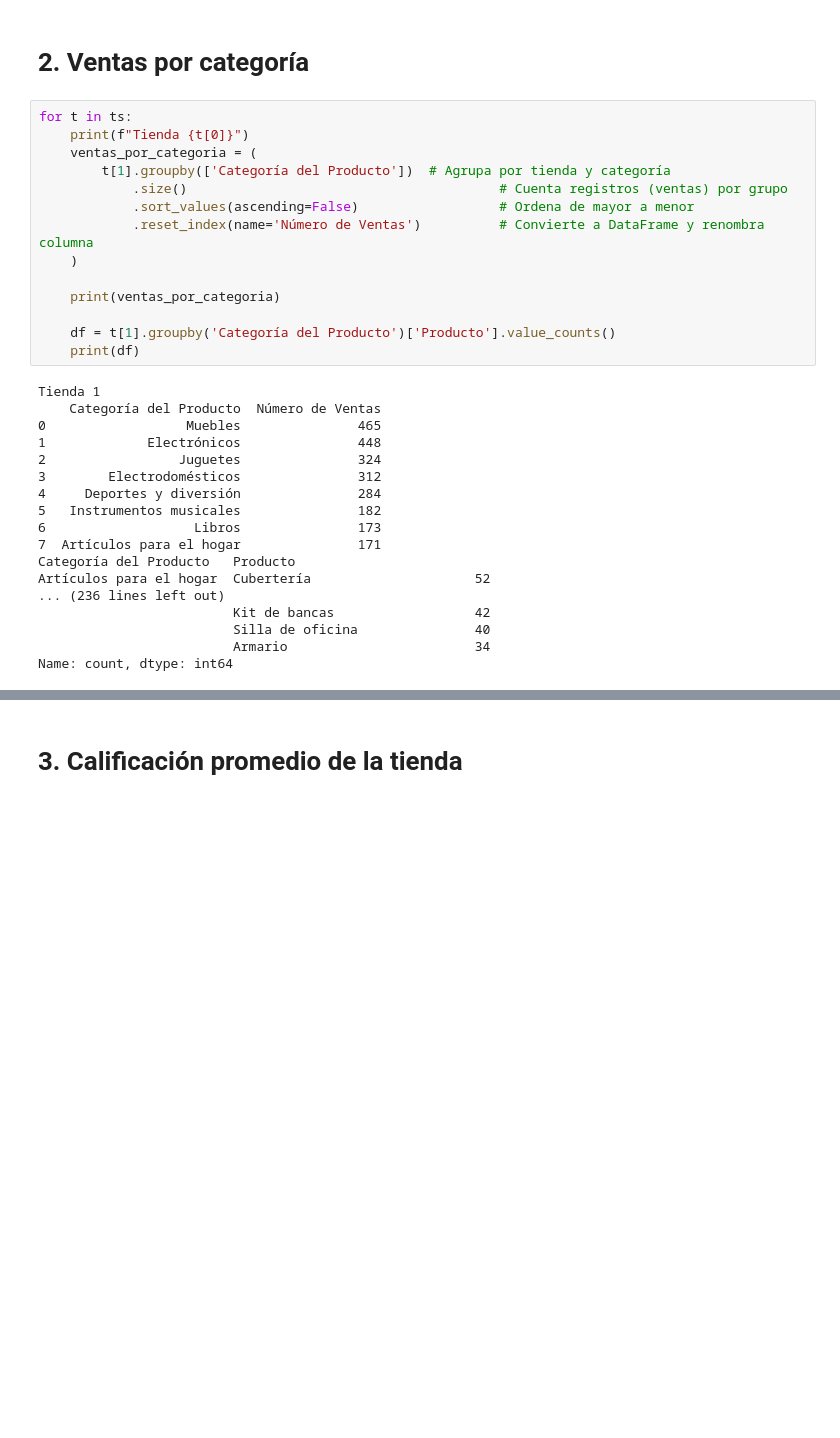
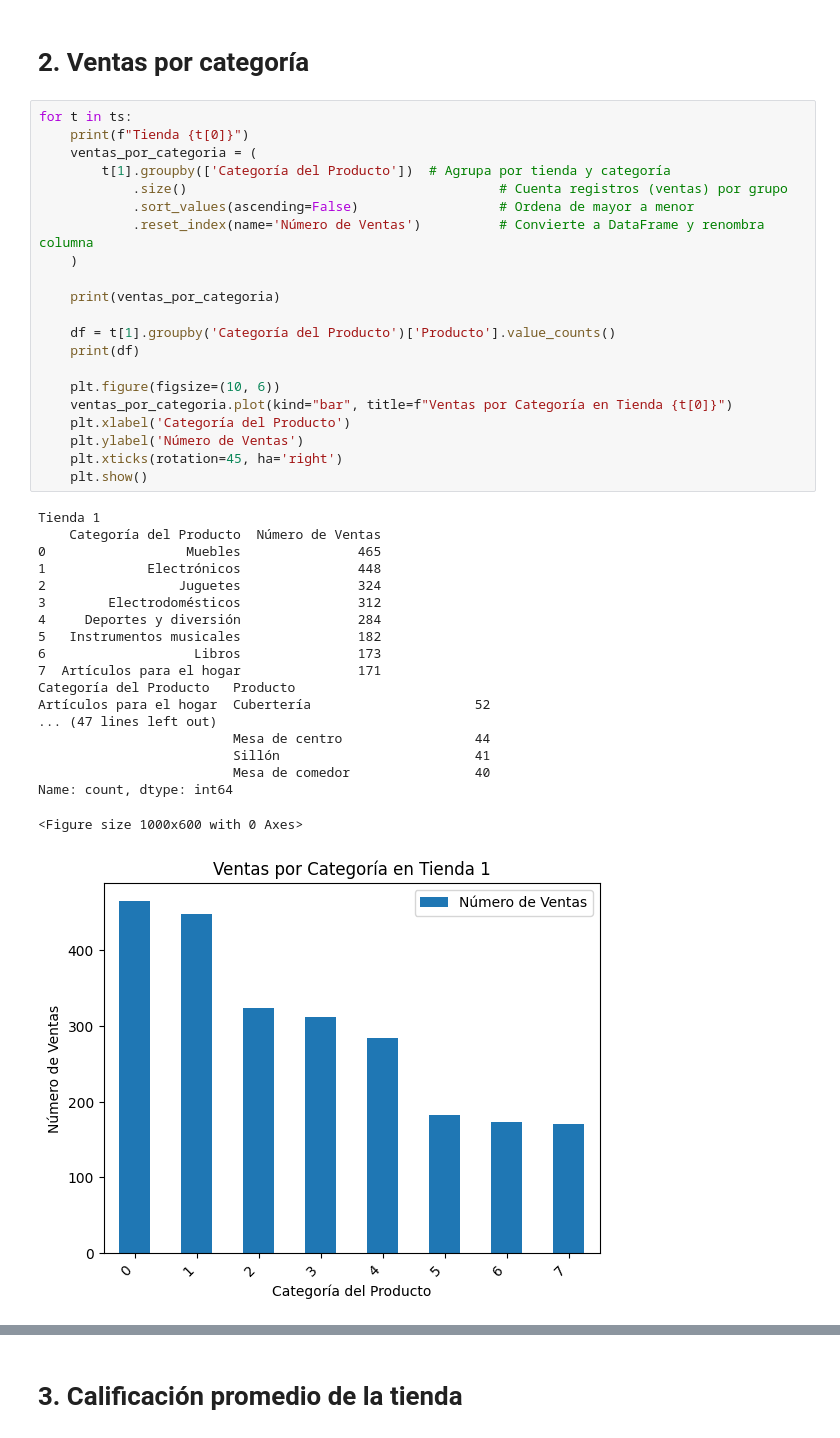
Before and after one commit to Santt997/AluraStore, a Jupyter notebook: AluraStoreLatam.ipynb, the cells around one changed output, grey strips where cells are left out. Saved outputs shown, nothing was run; the diff lists cells and outputs as text; blank space fills up the shorter version.

```diff
--- a/AluraStoreLatam.ipynb
+++ b/AluraStoreLatam.ipynb
@@ -36,32 +53,41 @@ Tienda 4: $ 1038375700.0
 # %%
 for t in ts:
     print(f"Tienda {t[0]}")
     ventas_por_categoria = (
         t[1].groupby(['Categoría del Producto'])  # Agrupa por tienda y categoría
             .size()                                        # Cuenta registros (ventas) por grupo
             .sort_values(ascending=False)                  # Ordena de mayor a menor
             .reset_index(name='Número de Ventas')          # Convierte a DataFrame y renombra columna
     )
 
     print(ventas_por_categoria)
 
     df = t[1].groupby('Categoría del Producto')['Producto'].value_counts()
     print(df)
+
+    plt.figure(figsize=(10, 6))
+    ventas_por_categoria.plot(kind="bar", title=f"Ventas por Categoría en Tienda {t[0]}")
+    plt.xlabel('Categoría del Producto')
+    plt.ylabel('Número de Ventas')
+    plt.xticks(rotation=45, ha='right')
+    plt.show()
 # %% [output]
 Tienda 1
     Categoría del Producto  Número de Ventas
 0                  Muebles               465
 1             Electrónicos               448
 2                 Juguetes               324
 3        Electrodomésticos               312
 4     Deportes y diversión               284
 5   Instrumentos musicales               182
 6                   Libros               173
 7  Artículos para el hogar               171
 Categoría del Producto   Producto
 Artículos para el hogar  Cubertería                     52
-... (236 lines left out)
-                         Kit de bancas                  42
-                         Silla de oficina               40
-                         Armario                        34
+... (47 lines left out)
+                         Mesa de centro                 44
+                         Sillón                         41
+                         Mesa de comedor                40
 Name: count, dtype: int64
+<Figure size 1000x600 with 0 Axes>
+[figure, added]
```
Also changed, not shown: parts of 10 cells of this notebook.
